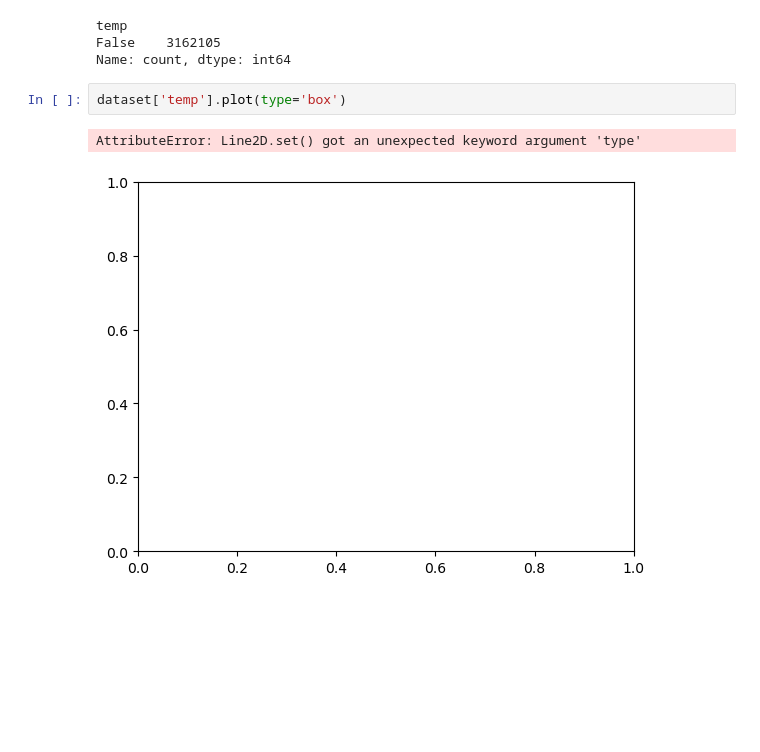
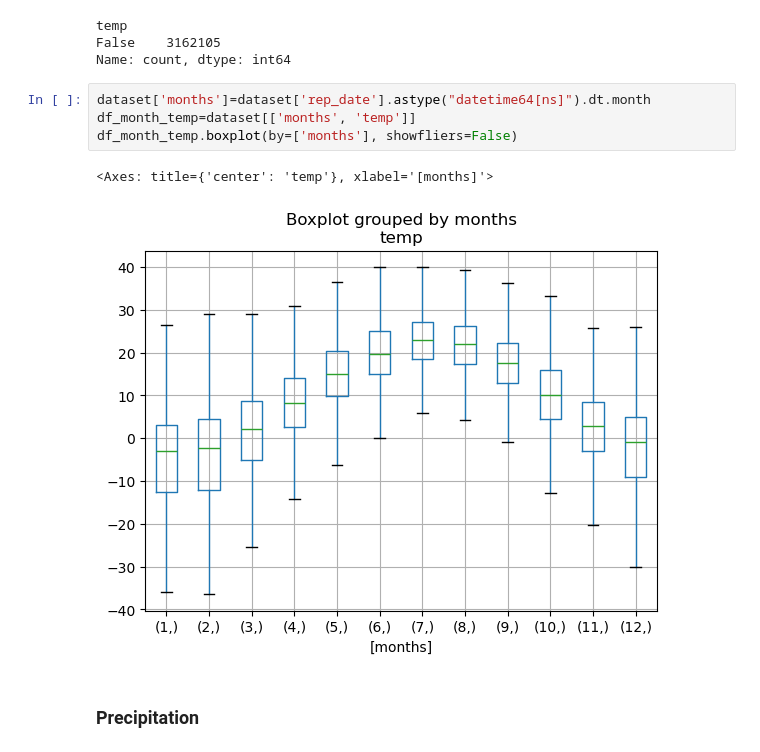
Before and after one commit to Mussab157/Wildfire-Prediction-Classification, a Jupyter notebook: notebooks/01_eda.ipynb, the cells around one changed output. Cells and saved outputs as stored; diff of their text form; blank space fills up the shorter version.

```diff
--- a/notebooks/01_eda.ipynb
+++ b/notebooks/01_eda.ipynb
@@ -448,7 +448,11 @@ temp
 False    3162105
 Name: count, dtype: int64
 # %%
-dataset['temp'].plot(type='box')
+dataset['months']=dataset['rep_date'].astype("datetime64[ns]").dt.month
+df_month_temp=dataset[['months', 'temp']]
+df_month_temp.boxplot(by=['months'], showfliers=False)
 # %% [output]
-AttributeError: Line2D.set() got an unexpected keyword argument 'type'
+<Axes: title={'center': 'temp'}, xlabel='[months]'>
-[figure, old version]
+[figure, new version]
+# %% [markdown]
+### **Precipitation**
```
Also changed, not shown: parts of 26 cells of this notebook.
